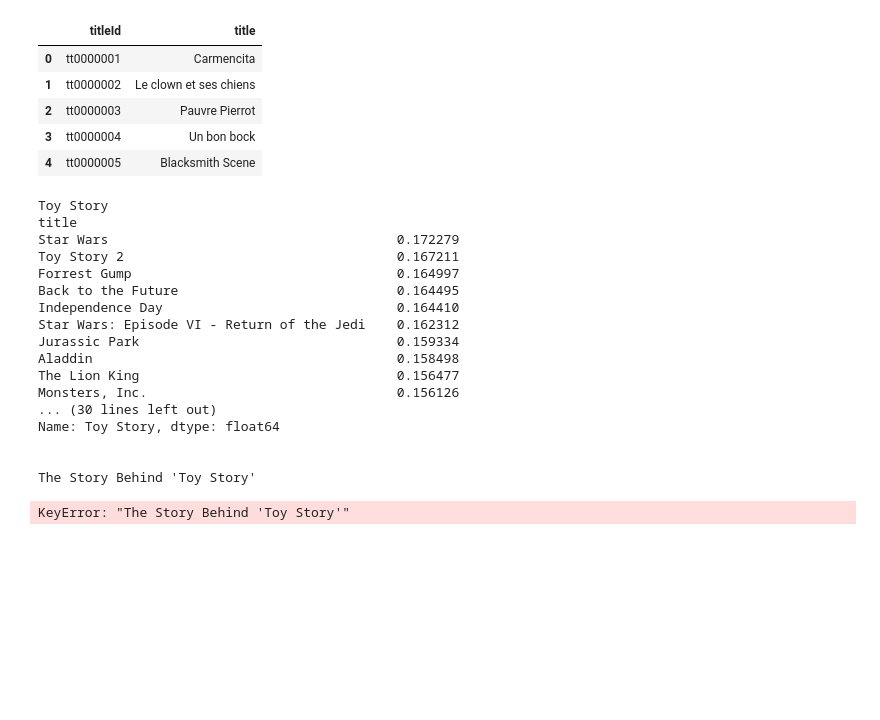
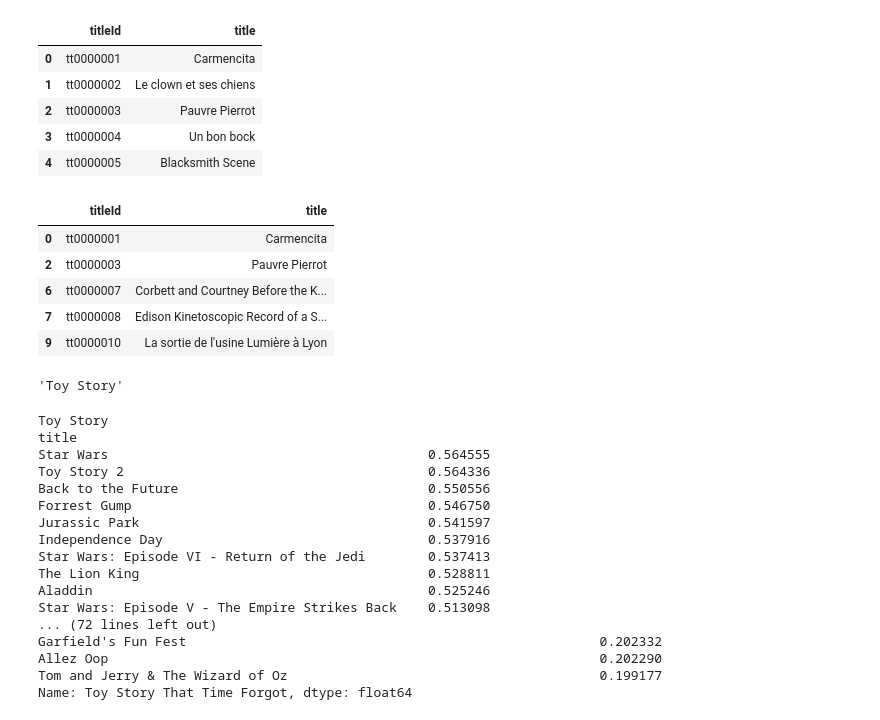
Before and after one commit to jackfrantz/Movie-Recommender-System, a Jupyter notebook: Code_Notebooks/3_Modeling.ipynb, the cells around one changed output. Drawn from its saved outputs; the diff is of its cells as text; code cells hidden in the pictures; blank space fills up the shorter version.

```diff
--- a/Code_Notebooks/3_Modeling.ipynb
+++ b/Code_Notebooks/3_Modeling.ipynb
@@ -352,3 +352,20 @@ imdb_titles.head()
 | 2 | tt0000003 | Pauvre Pierrot |
 | 3 | tt0000004 | Un bon bock |
 | 4 | tt0000005 | Blacksmith Scene |
+# %%
+# Get unique IMDb IDs from our movie
+movie_mapper_ids = set(movie_mapper.keys())
+
+# Assuming `imdb_titles` is your DataFrame with columns 'imdb_id' and 'title'
+# Filter the DataFrame based on whether the imdb_id exists in movie_mapper_ids
+titles_in_movie_mapper = imdb_titles[imdb_titles['titleId'].isin(movie_mapper_ids)]
+
+# Print the resulting DataFrame
+titles_in_movie_mapper.head()
+# %% [output]
+|  | titleId | title |
+| 0 | tt0000001 | Carmencita |
+| 2 | tt0000003 | Pauvre Pierrot |
+| 6 | tt0000007 | Corbett and Courtney Before the K... |
+| 7 | tt0000008 | Edison Kinetoscopic Record of a S... |
+| 9 | tt0000010 | La sortie de l'usine Lumière à Lyon |
@@ -355,7 +374,11 @@ imdb_titles.head()
+# %%
+x
+# %% [output]
+'Toy Story'
 # %%
-q = 'Toy Story'
+#x = 'Toy Story'
 
-for title in imdb_titles.loc[imdb_titles['title'].str.contains(q), 'title']:
+for title in titles_in_movie_mapper.loc[titles_in_movie_mapper['title'].str.contains(x), 'title']:
     print(title)
     print(recommender[title].sort_values(ascending = False)[1:11])
     print()
@@ -363,19 +386,18 @@ for title in imdb_titles.loc[imdb_titles['title'].str.contains(q), 'title']:
 # %% [output]
 Toy Story
 title
-Star Wars                                     0.172279
-Toy Story 2                                   0.167211
-Forrest Gump                                  0.164997
-Back to the Future                            0.164495
-Independence Day                              0.164410
-Star Wars: Episode VI - Return of the Jedi    0.162312
-Jurassic Park                                 0.159334
-Aladdin                                       0.158498
-The Lion King                                 0.156477
-Monsters, Inc.                                0.156126
-... (30 lines left out)
-Name: Toy Story, dtype: float64
-
-
-The Story Behind 'Toy Story'
+Star Wars                                         0.564555
+Toy Story 2                                       0.564336
+Back to the Future                                0.550556
+Forrest Gump                                      0.546750
+Jurassic Park                                     0.541597
+Independence Day                                  0.537916
+Star Wars: Episode VI - Return of the Jedi        0.537413
+The Lion King                                     0.528811
+Aladdin                                           0.525246
+Star Wars: Episode V - The Empire Strikes Back    0.513098
+... (72 lines left out)
+Garfield's Fun Fest                                                     0.202332
+Allez Oop                                                               0.202290
+Tom and Jerry & The Wizard of Oz                                        0.199177
+Name: Toy Story That Time Forgot, dtype: float64
-KeyError: "The Story Behind 'Toy Story'"
```
Also changed, not shown: parts of 9 cells of this notebook.
